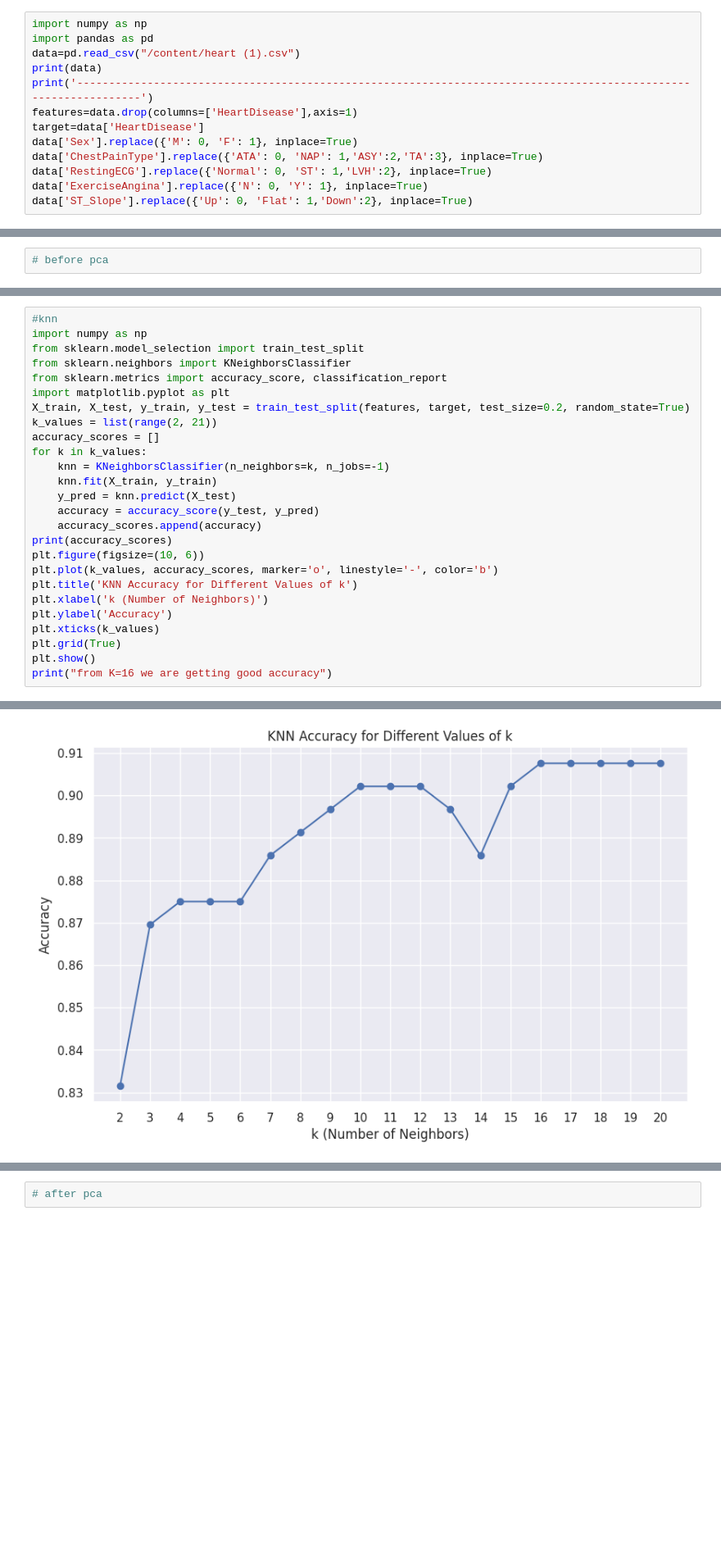
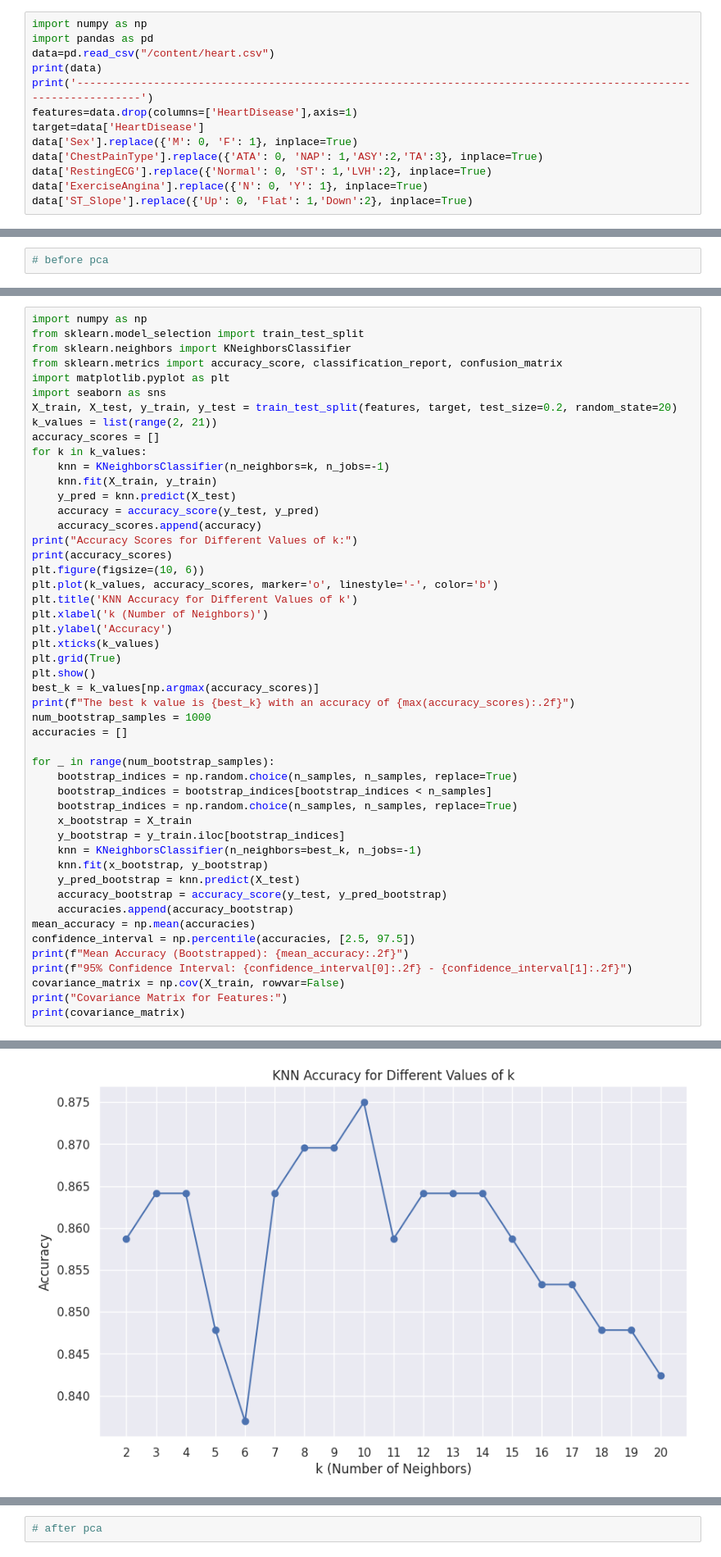
Before and after one commit to Ruthuja-Gaikwad/2203a52117, a Jupyter notebook: capston_project(statml).ipynb, the cells around one changed output, grey strips where cells are left out. Shown at 82% size. Saved outputs shown, nothing was run; the diff lists cells and outputs as text; blank space fills up the shorter version.

```diff
--- a/capston_project(statml).ipynb
+++ b/capston_project(statml).ipynb
@@ -15,7 +15,7 @@ data.head()
 # %%
 import numpy as np
 import pandas as pd
-data=pd.read_csv("/content/heart (1).csv")
+data=pd.read_csv("/content/heart.csv")
 print(data)
 print('-----------------------------------------------------------------------------------------------------------------')
 features=data.drop(columns=['HeartDisease'],axis=1)
@@ -305,11 +381,11 @@ Accuracy of the Perceptron Model: 0.52
 # %%
-#knn
 import numpy as np
 from sklearn.model_selection import train_test_split
 from sklearn.neighbors import KNeighborsClassifier
-from sklearn.metrics import accuracy_score, classification_report
+from sklearn.metrics import accuracy_score, classification_report, confusion_matrix
 import matplotlib.pyplot as plt
-X_train, X_test, y_train, y_test = train_test_split(features, target, test_size=0.2, random_state=True)
+import seaborn as sns
+X_train, X_test, y_train, y_test = train_test_split(features, target, test_size=0.2, random_state=20)
 k_values = list(range(2, 21))
 accuracy_scores = []
 for k in k_values:
@@ -318,6 +394,7 @@ for k in k_values:
     y_pred = knn.predict(X_test)
     accuracy = accuracy_score(y_test, y_pred)
     accuracy_scores.append(accuracy)
+print("Accuracy Scores for Different Values of k:")
 print(accuracy_scores)
 plt.figure(figsize=(10, 6))
 plt.plot(k_values, accuracy_scores, marker='o', linestyle='-', color='b')
@@ -327,5 +404,27 @@ plt.ylabel('Accuracy')
 plt.xticks(k_values)
 plt.grid(True)
 plt.show()
-print("from K=16 we are getting good accuracy")
+best_k = k_values[np.argmax(accuracy_scores)]
+print(f"The best k value is {best_k} with an accuracy of {max(accuracy_scores):.2f}")
+num_bootstrap_samples = 1000
+accuracies = []
+
+for _ in range(num_bootstrap_samples):
+    bootstrap_indices = np.random.choice(n_samples, n_samples, replace=True)
+    bootstrap_indices = bootstrap_indices[bootstrap_indices < n_samples]
+    bootstrap_indices = np.random.choice(n_samples, n_samples, replace=True)
+    x_bootstrap = X_train
+    y_bootstrap = y_train.iloc[bootstrap_indices]
+    knn = KNeighborsClassifier(n_neighbors=best_k, n_jobs=-1)
+    knn.fit(x_bootstrap, y_bootstrap)
+    y_pred_bootstrap = knn.predict(X_test)
+    accuracy_bootstrap = accuracy_score(y_test, y_pred_bootstrap)
+    accuracies.append(accuracy_bootstrap)
+mean_accuracy = np.mean(accuracies)
+confidence_interval = np.percentile(accuracies, [2.5, 97.5])
+print(f"Mean Accuracy (Bootstrapped): {mean_accuracy:.2f}")
+print(f"95% Confidence Interval: {confidence_interval[0]:.2f} - {confidence_interval[1]:.2f}")
+covariance_matrix = np.cov(X_train, rowvar=False)
+print("Covariance Matrix for Features:")
+print(covariance_matrix)
 # %% [output]
@@ -333 +433 @@ print("from K=16 we are getting good accuracy")
-[figure, old version]
+[figure, new version]
```
Also changed, not shown: parts of 7 cells of this notebook.
